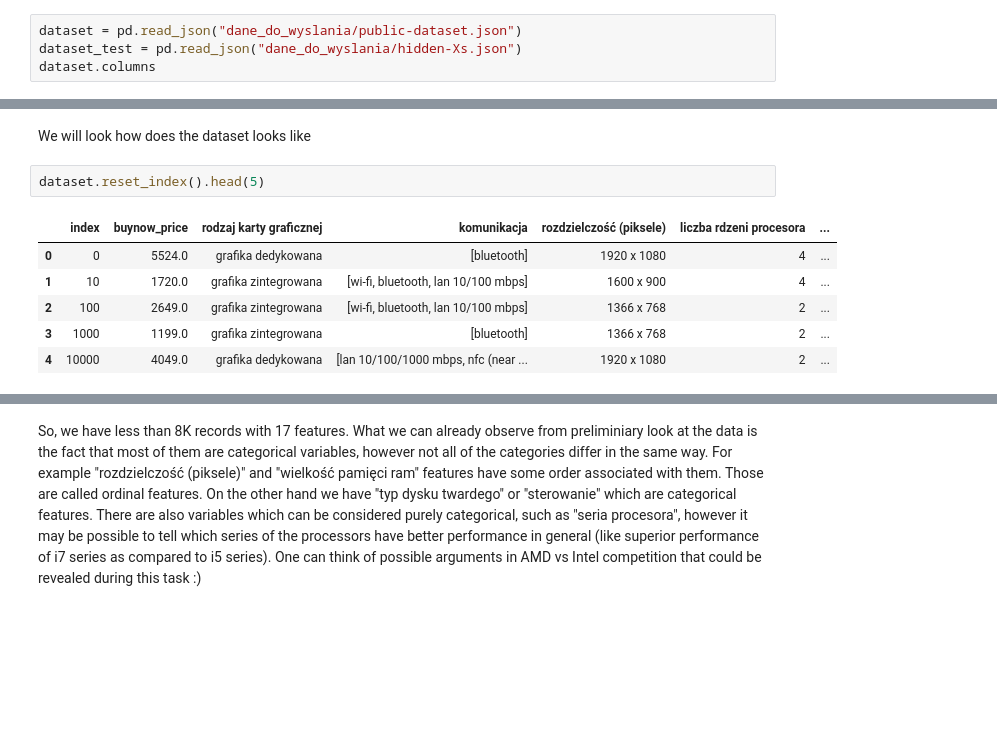
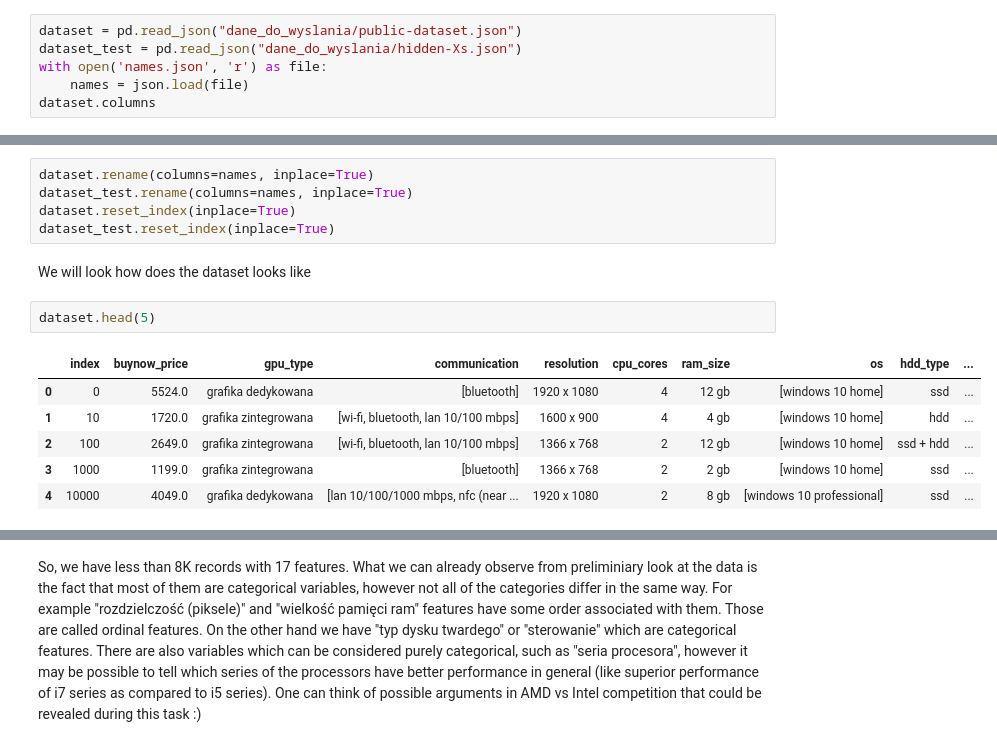
Before and after one commit to freefeynman123/laptop_price, a Jupyter notebook: allegro_task.ipynb, the cells around one changed output, grey strips where cells are left out. Drawn from its saved outputs; the diff is of its cells as text; blank space fills up the shorter version.

```diff
--- a/allegro_task.ipynb
+++ b/allegro_task.ipynb
@@ -29,6 +33,8 @@ Importing data from unpacked zip file
 # %%
 dataset = pd.read_json("dane_do_wyslania/public-dataset.json")
 dataset_test = pd.read_json("dane_do_wyslania/hidden-Xs.json")
+with open('names.json', 'r') as file:
+    names = json.load(file)
 dataset.columns
 # %% [output]
 Index(['buynow_price', 'rodzaj karty graficznej', 'komunikacja',
@@ -41,14 +49,19 @@ Index(['buynow_price', 'rodzaj karty graficznej', 'komunikacja',
+# %%
+dataset.rename(columns=names, inplace=True)
+dataset_test.rename(columns=names, inplace=True)
+dataset.reset_index(inplace=True)
+dataset_test.reset_index(inplace=True)
 # %% [markdown]
 We will look how does the dataset looks like
 # %%
-dataset.reset_index().head(5)
+dataset.head(5)
 # %% [output]
-|  | index | buynow_price | rodzaj karty graficznej | komunikacja | rozdzielczość (piksele) | liczba rdzeni procesora | ... |
-| 0 | 0 | 5524.0 | grafika dedykowana | [bluetooth] | 1920 x 1080 | 4 | ... |
-| 1 | 10 | 1720.0 | grafika zintegrowana | [wi-fi, bluetooth, lan 10/100 mbps] | 1600 x 900 | 4 | ... |
-| 2 | 100 | 2649.0 | grafika zintegrowana | [wi-fi, bluetooth, lan 10/100 mbps] | 1366 x 768 | 2 | ... |
-| 3 | 1000 | 1199.0 | grafika zintegrowana | [bluetooth] | 1366 x 768 | 2 | ... |
-| 4 | 10000 | 4049.0 | grafika dedykowana | [lan 10/100/1000 mbps, nfc (near ... | 1920 x 1080 | 2 | ... |
+|  | index | buynow_price | gpu_type | communication | resolution | cpu_cores | ram_size | os | hdd_type | ... |
+| 0 | 0 | 5524.0 | grafika dedykowana | [bluetooth] | 1920 x 1080 | 4 | 12 gb | [windows 10 home] | ssd | ... |
+| 1 | 10 | 1720.0 | grafika zintegrowana | [wi-fi, bluetooth, lan 10/100 mbps] | 1600 x 900 | 4 | 4 gb | [windows 10 home] | hdd | ... |
+| 2 | 100 | 2649.0 | grafika zintegrowana | [wi-fi, bluetooth, lan 10/100 mbps] | 1366 x 768 | 2 | 12 gb | [windows 10 home] | ssd + hdd | ... |
+| 3 | 1000 | 1199.0 | grafika zintegrowana | [bluetooth] | 1366 x 768 | 2 | 2 gb | [windows 10 home] | ssd | ... |
+| 4 | 10000 | 4049.0 | grafika dedykowana | [lan 10/100/1000 mbps, nfc (near ... | 1920 x 1080 | 2 | 8 gb | [windows 10 professional] | ssd | ... |
 # %%
 dataset_test.head(5)
 # %% [output]
```
Also changed, not shown: parts of 32 cells of this notebook, 3 other files.
